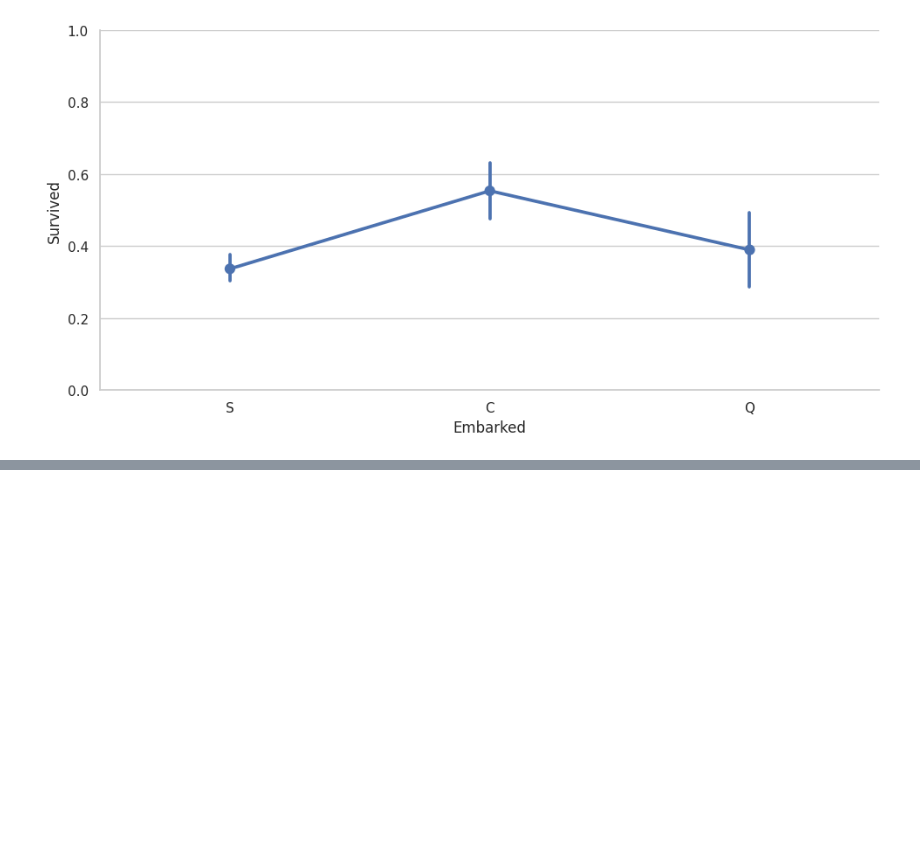
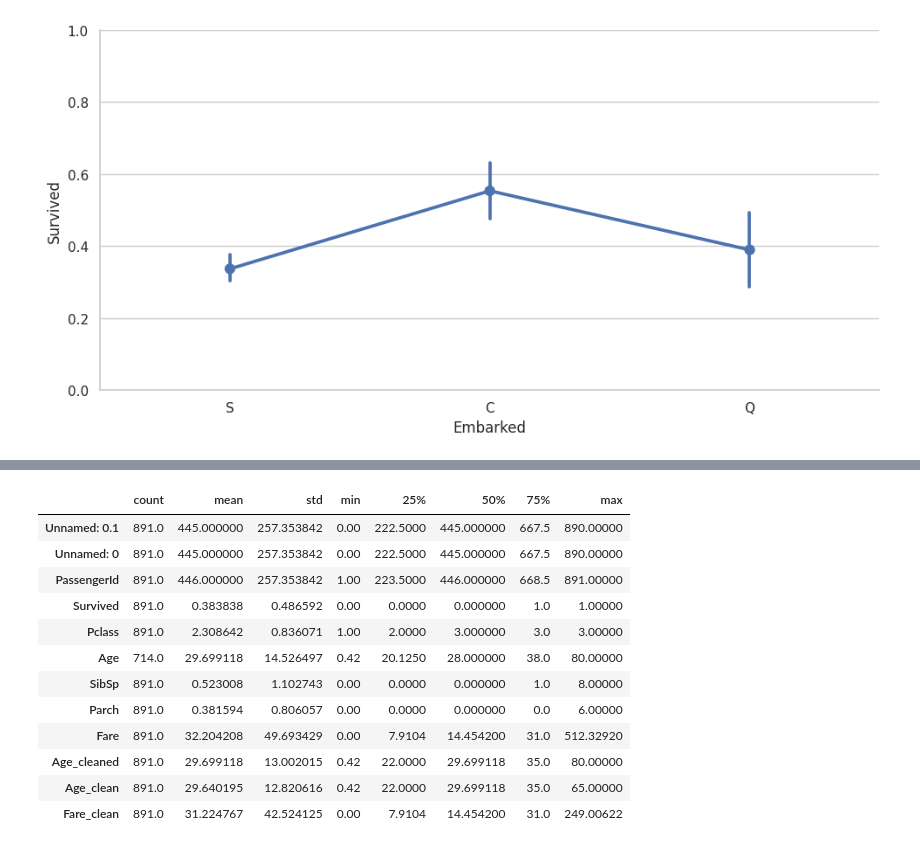
Before and after one commit to ArifAygun/Applied-Machine-Learning-Feature-Engineering, a Jupyter notebook: AA_AML_Feature_Engineering.ipynb, the cells around one changed output, grey strips where cells are left out. Cells and saved outputs as stored; diff of their text form; code cells hidden in the pictures; blank space fills up the shorter version.

```diff
--- a/AA_AML_Feature_Engineering.ipynb
+++ b/AA_AML_Feature_Engineering.ipynb
@@ -711,0 +853,13 @@ titanic.pivot_table('Survived', index='Cabin_ind', columns='Embarked', aggfunc='
+# %%
+# Read in data
+import pandas as pd
+import numpy as np
+
+
+from google.colab import drive
+drive.mount('/content/drive/')
+
+%cd /content/drive/My Drive/Datasets/LinkedinDS/
+
+titanic = pd.read_csv("titanic_no_missing.csv")
+titanic.head()
@@ -711,0 +961,21 @@ titanic.pivot_table('Survived', index='Cabin_ind', columns='Embarked', aggfunc='
+# %%
+# Cap features
+titanic['Age_clean'].clip(upper=titanic['Age_clean'].quantile(.99), inplace=True)
+titanic['Fare_clean'] = titanic['Fare'].clip(upper=titanic['Fare'].quantile(.99))
+# %%
+# Describe the dataframe again to make sure the capping was successful
+titanic.describe().T
+# %% [output]
+|  | count | mean | std | min | 25% | 50% | 75% | max |
+| Unnamed: 0.1 | 891.0 | 445.000000 | 257.353842 | 0.00 | 222.5000 | 445.000000 | 667.5 | 890.00000 |
+| Unnamed: 0 | 891.0 | 445.000000 | 257.353842 | 0.00 | 222.5000 | 445.000000 | 667.5 | 890.00000 |
+| PassengerId | 891.0 | 446.000000 | 257.353842 | 1.00 | 223.5000 | 446.000000 | 668.5 | 891.00000 |
+| Survived | 891.0 | 0.383838 | 0.486592 | 0.00 | 0.0000 | 0.000000 | 1.0 | 1.00000 |
+| Pclass | 891.0 | 2.308642 | 0.836071 | 1.00 | 2.0000 | 3.000000 | 3.0 | 3.00000 |
+| Age | 714.0 | 29.699118 | 14.526497 | 0.42 | 20.1250 | 28.000000 | 38.0 | 80.00000 |
+| SibSp | 891.0 | 0.523008 | 1.102743 | 0.00 | 0.0000 | 0.000000 | 1.0 | 8.00000 |
+| Parch | 891.0 | 0.381594 | 0.806057 | 0.00 | 0.0000 | 0.000000 | 0.0 | 6.00000 |
+| Fare | 891.0 | 32.204208 | 49.693429 | 0.00 | 7.9104 | 14.454200 | 31.0 | 512.32920 |
+| Age_cleaned | 891.0 | 29.699118 | 13.002015 | 0.42 | 22.0000 | 29.699118 | 35.0 | 80.00000 |
+| Age_clean | 891.0 | 29.640195 | 12.820616 | 0.42 | 22.0000 | 29.699118 | 35.0 | 65.00000 |
+| Fare_clean | 891.0 | 31.224767 | 42.524125 | 0.00 | 7.9104 | 14.454200 | 31.0 | 249.00622 |
```
Also changed, not shown: parts of 36 cells of this notebook.
